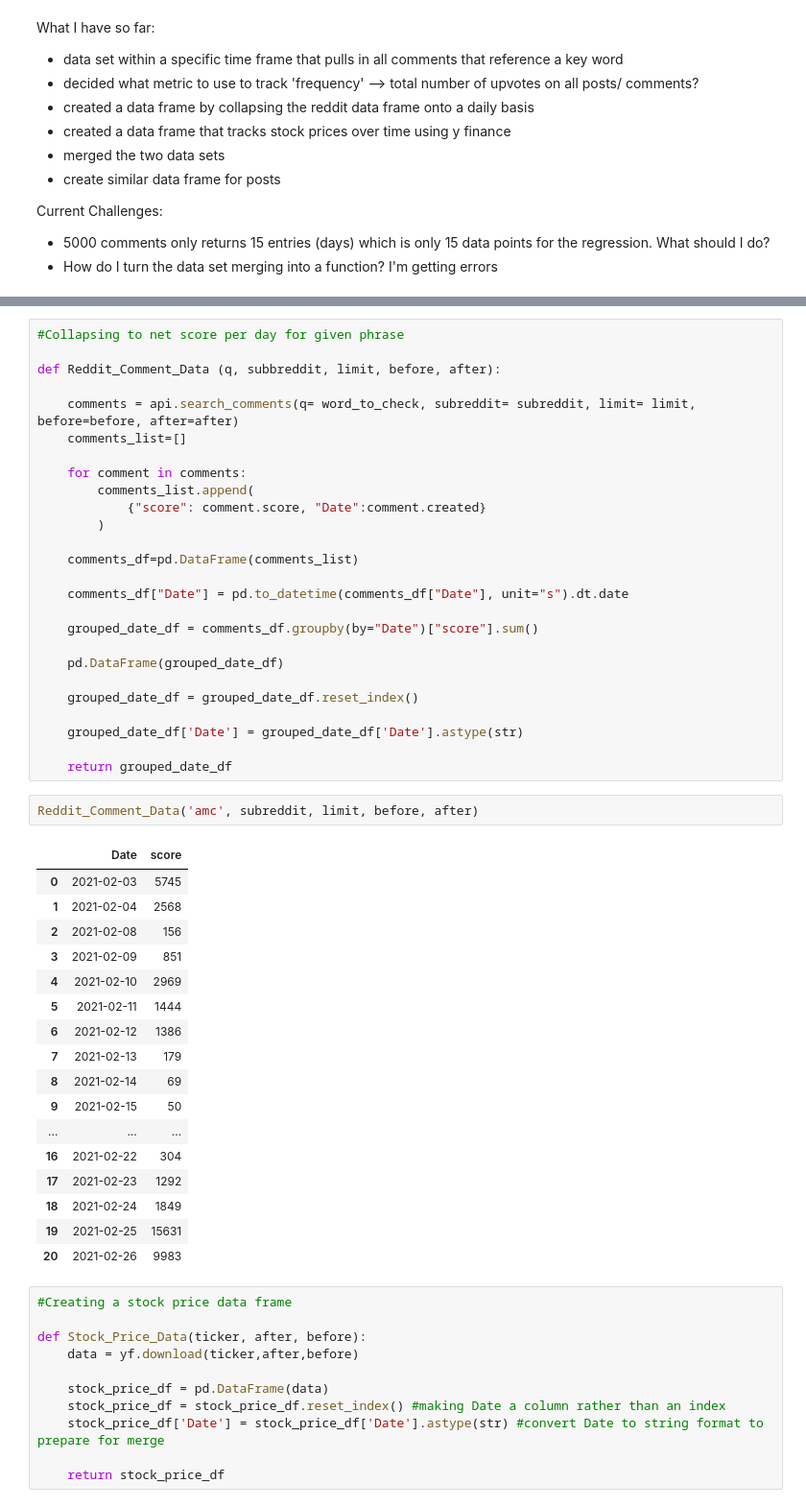
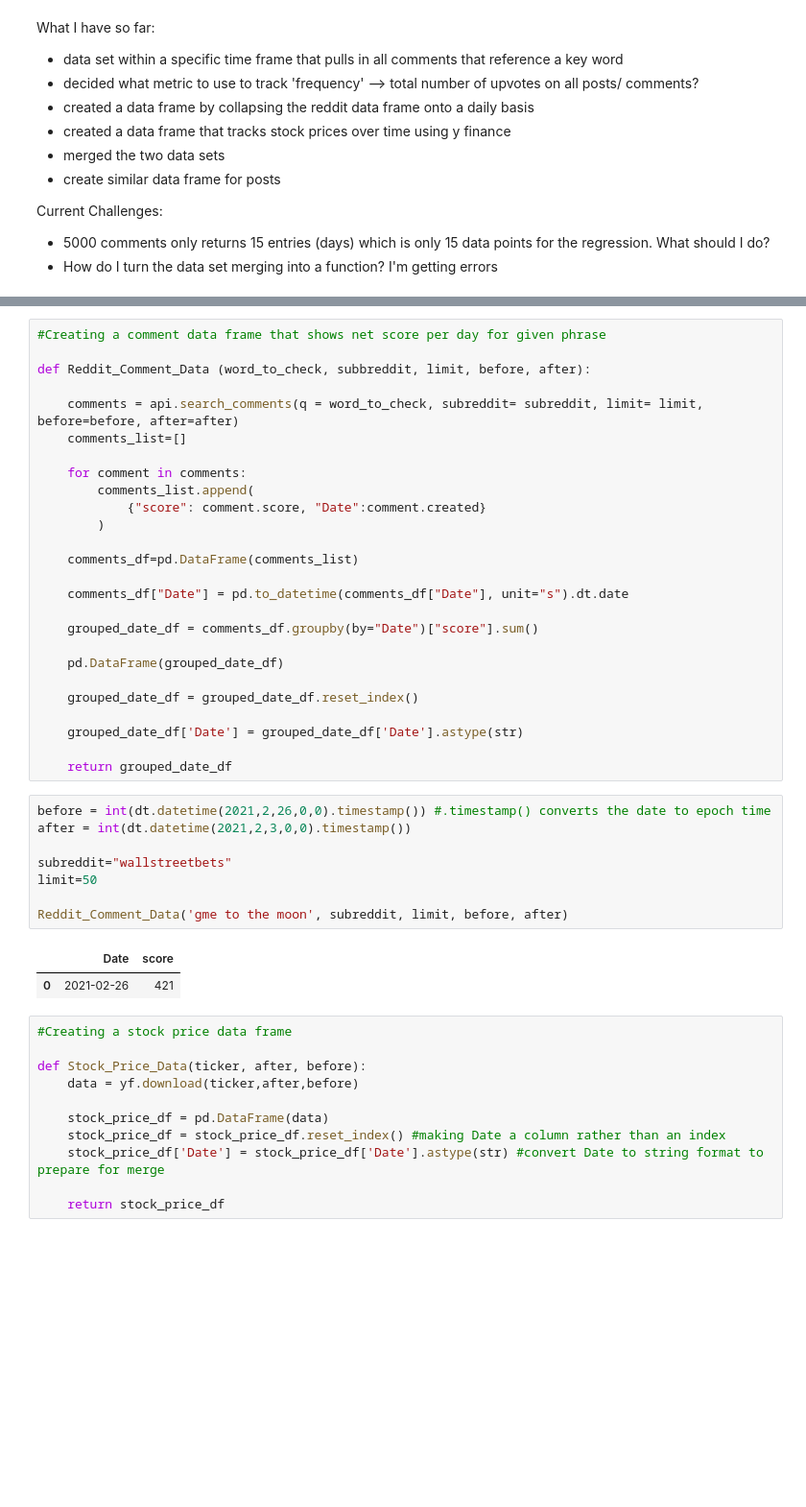
Before and after one commit to Daniilab/DSCI510_Final_Project, a Jupyter notebook: Final_Project.ipynb, the cells around one changed output, grey strips where cells are left out. Shown: that part at 96% size. Drawn from its saved outputs; the diff is of its cells as text; blank space fills up the shorter version.

```diff
--- a/Final_Project.ipynb
+++ b/Final_Project.ipynb
@@ -72,9 +76,9 @@ display(comments_df)
 # %%
-#Collapsing to net score per day for given phrase
+#Creating a comment data frame that shows net score per day for given phrase
 
-def Reddit_Comment_Data (q, subbreddit, limit, before, after):
+def Reddit_Comment_Data (word_to_check, subbreddit, limit, before, after):
 
-    comments = api.search_comments(q= word_to_check, subreddit= subreddit, limit= limit, before=before, after=after)
+    comments = api.search_comments(q = word_to_check, subreddit= subreddit, limit= limit, before=before, after=after)
     comments_list=[]
 
     for comment in comments:
@@ -95,26 +99,17 @@ def Reddit_Comment_Data (q, subbreddit, limit, before, after):
     grouped_date_df['Date'] = grouped_date_df['Date'].astype(str)
 
     return grouped_date_df
-# %%
-Reddit_Comment_Data('amc', subreddit, limit, before, after)
-# %% [output]
-|  | Date | score |
-| 0 | 2021-02-03 | 5745 |
-| 1 | 2021-02-04 | 2568 |
-| 2 | 2021-02-08 | 156 |
-| 3 | 2021-02-09 | 851 |
-| 4 | 2021-02-10 | 2969 |
-| 5 | 2021-02-11 | 1444 |
-| 6 | 2021-02-12 | 1386 |
-| 7 | 2021-02-13 | 179 |
-| 8 | 2021-02-14 | 69 |
-| 9 | 2021-02-15 | 50 |
-| ... | ... | ... |
-| 16 | 2021-02-22 | 304 |
-| 17 | 2021-02-23 | 1292 |
-| 18 | 2021-02-24 | 1849 |
-| 19 | 2021-02-25 | 15631 |
-| 20 | 2021-02-26 | 9983 |
+# %%
+before = int(dt.datetime(2021,2,26,0,0).timestamp()) #.timestamp() converts the date to epoch time
+after = int(dt.datetime(2021,2,3,0,0).timestamp())
+
+subreddit="wallstreetbets"
+limit=50
+
+Reddit_Comment_Data('gme to the moon', subreddit, limit, before, after)
+# %% [output]
+|  | Date | score |
+| 0 | 2021-02-26 | 421 |
 # %%
 #Creating a stock price data frame
 
```
Also changed, not shown: parts of 2 cells of this notebook.
